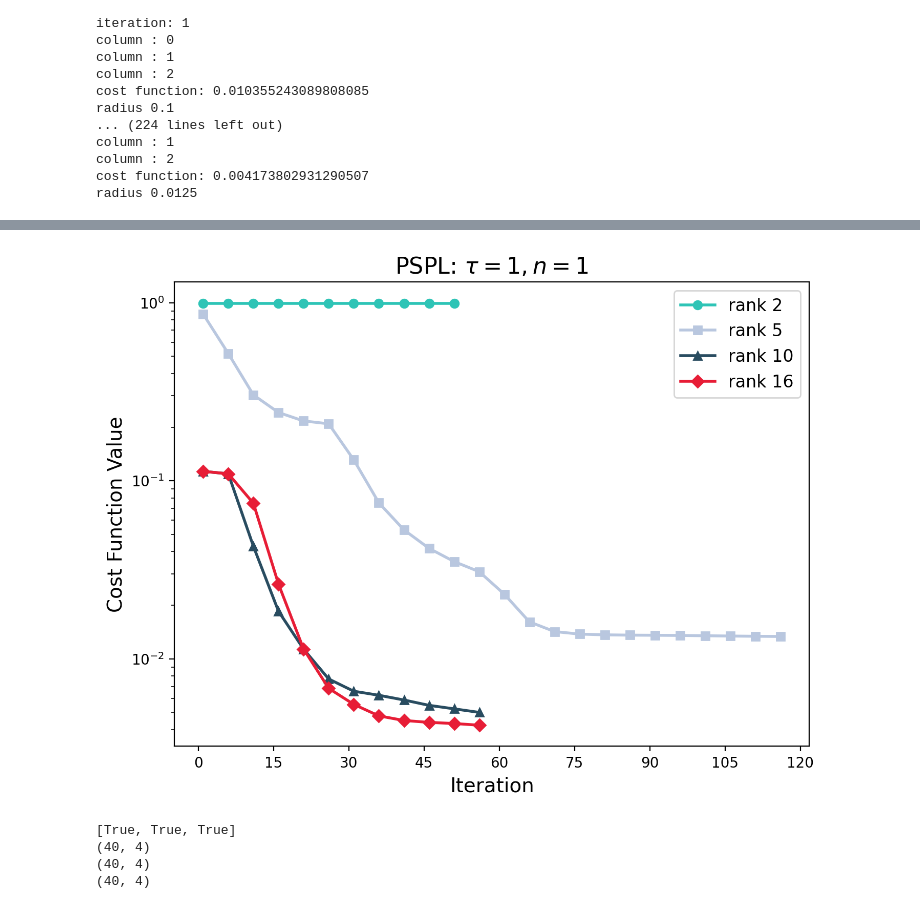
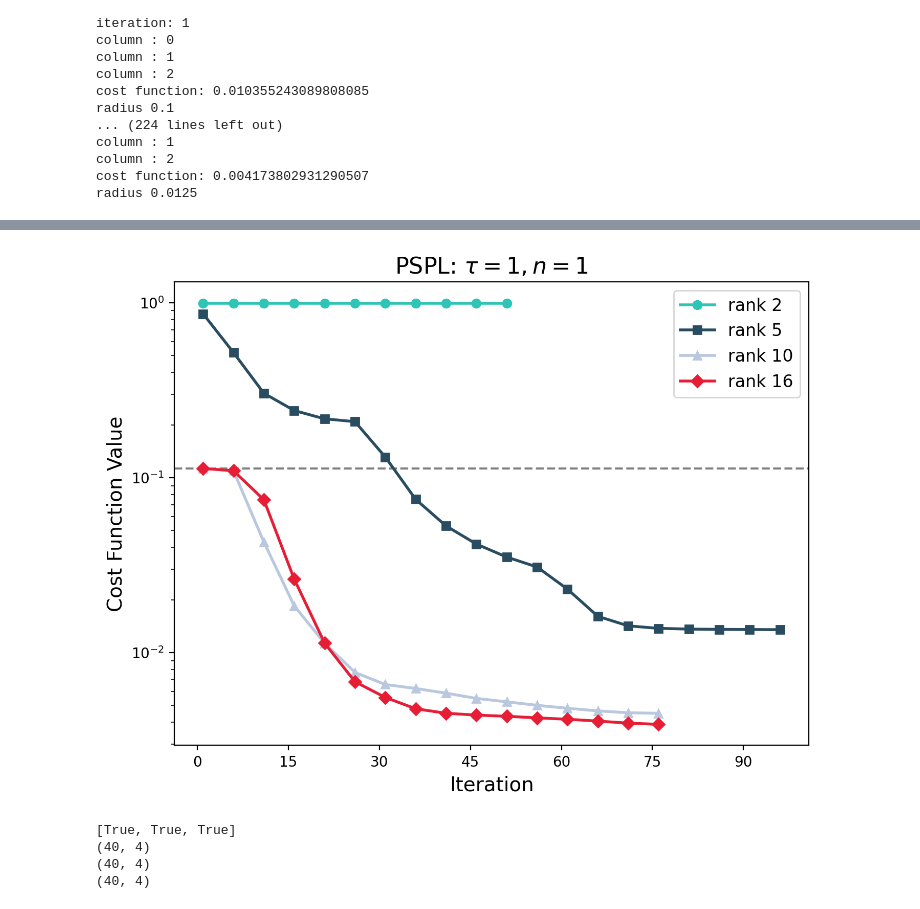
Before and after one commit to EmilianoG-byte/opentn, a Jupyter notebook: experiments/trust_region_pauli_noise.ipynb, the cells around one changed output, grey strips where cells are left out. Drawn from its saved outputs; the diff is of its cells as text; code cells hidden in the pictures.

```diff
--- a/experiments/trust_region_pauli_noise.ipynb
+++ b/experiments/trust_region_pauli_noise.ipynb
@@ -307,8 +311,9 @@ column : 2
 cost function: 0.004812496118490269
 rho: 0.0013842528851661458 radius: 0.025
 # %%
-xs_timestep_1_opt_test, f_timestep_1_opt_test, radius_timestep_1_opt_test = riemannian_trust_region_optimize(
-    f_stiefel, retract_stiefel, grad_stiefel, hessian_stiefel, xs_timestep_1, save_x=False, niter=20)
+xs_timestep_1_opt_3, f_timestep_1_opt_3, radius_timestep_1_opt_3 = riemannian_trust_region_optimize(
+    f_stiefel, retract_stiefel, grad_stiefel, hessian_stiefel, xs_timestep_1_opt_2[-1], save_x=False, niter=20, radius_init=radius_timestep_1_opt_2
+    )
 # %% [output]
 iteration: 0
 column : 0
@@ -336,4 +334,0 @@ fig = plot_pretty(data_test,labels=labels_test, ylabel="Cost Function Value", xl
-# %%
-xs_timestep_1_opt_2, f_timestep_1_opt_2, radius_timestep_1_opt_2 = riemannian_trust_region_optimize(
-    f_stiefel, retract_stiefel, grad_stiefel, hessian_stiefel, xs_timestep_1_opt[-1], save_x=False, niter=20, radius_init=radius_timestep_1_opt
-    )
@@ -505,3 +510,8 @@ column : 1
 column : 2
 cost function: 0.004173802931290507
 radius 0.0125
+# %%
+# repeat the same optimization but with less rank
+xs_timestep_1_rank16_opt_3, f_timestep_1_rank16_opt_3, radius_timestep_1_rank16_opt_3 = riemannian_trust_region_optimize(
+    f_stiefel, retract_stiefel, grad_stiefel, hessian_stiefel, xs_timestep_1_rank16_opt_2[-1], save_x=False, niter=20, radius_init=radius_timestep_1_rank16_opt_2
+    )
@@ -508,12 +536,13 @@ radius 0.0125
 # %%
 from opentn.utils import plot_pretty
-f_pauli_ranks = [f_timestep_1_rank2_opt, f_timestep_1_rank_5_opt + f_timestep_1_rank_5_opt_2 + f_timestep_1_rank_5_opt_3, f_timestep_1_opt + f_timestep_1_opt_2, f_timestep_1_rank16_opt + f_timestep_1_rank16_opt_2]
+f_pauli_ranks = [f_timestep_1_rank2_opt, f_timestep_1_rank_5_opt + f_timestep_1_rank_5_opt_2 + f_timestep_1_rank_5_opt_3[:20], f_timestep_1_opt + f_timestep_1_opt_2+f_timestep_1_opt_3, f_timestep_1_rank16_opt + f_timestep_1_rank16_opt_2+f_timestep_1_rank16_opt_3]
 labels = ['rank 2', 'rank 5', 'rank 10', 'rank 16']
 title = r"PSPL: $\tau = 1,  n = 1$"
-fig = plot_pretty(f_pauli_ranks, labels=labels, ylabel="Cost Function Value", xlabel="Iteration", integers=True, title=title, legend_out=False, use_semilogy=True)
-# fig.savefig('../images/thesis/cost_ranks_pspl_n1.pdf')
+comparions_value = f_timestep_1_opt[0]
+fig = plot_pretty(f_pauli_ranks, labels=labels, ylabel="Cost Function Value", xlabel="Iteration", integers=True, title=title, legend_out=False, use_semilogy=True, comparison_value=comparions_value, idx_main=1)
+fig.savefig('../images/thesis/cost_ranks_pspl_n1.pdf')
 # %% [output]
-[figure, old version]
+[figure, new version]
 # %%
 # save each of the 4 lines:
 np.save(file="f_pspl_n1_rank_2", arr=np.array(f_pauli_ranks[0]))
```
Also changed, not shown: parts of 12 cells of this notebook, 13 other files.
